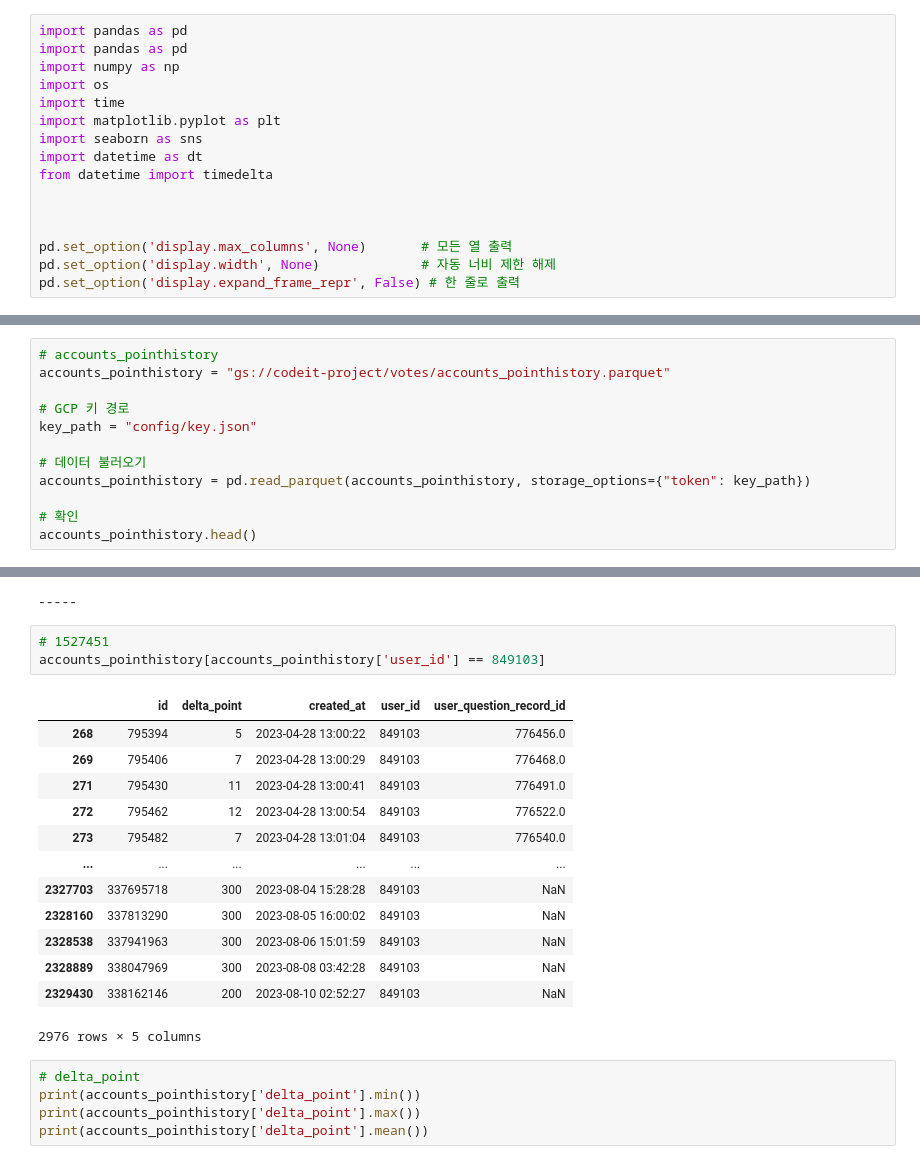
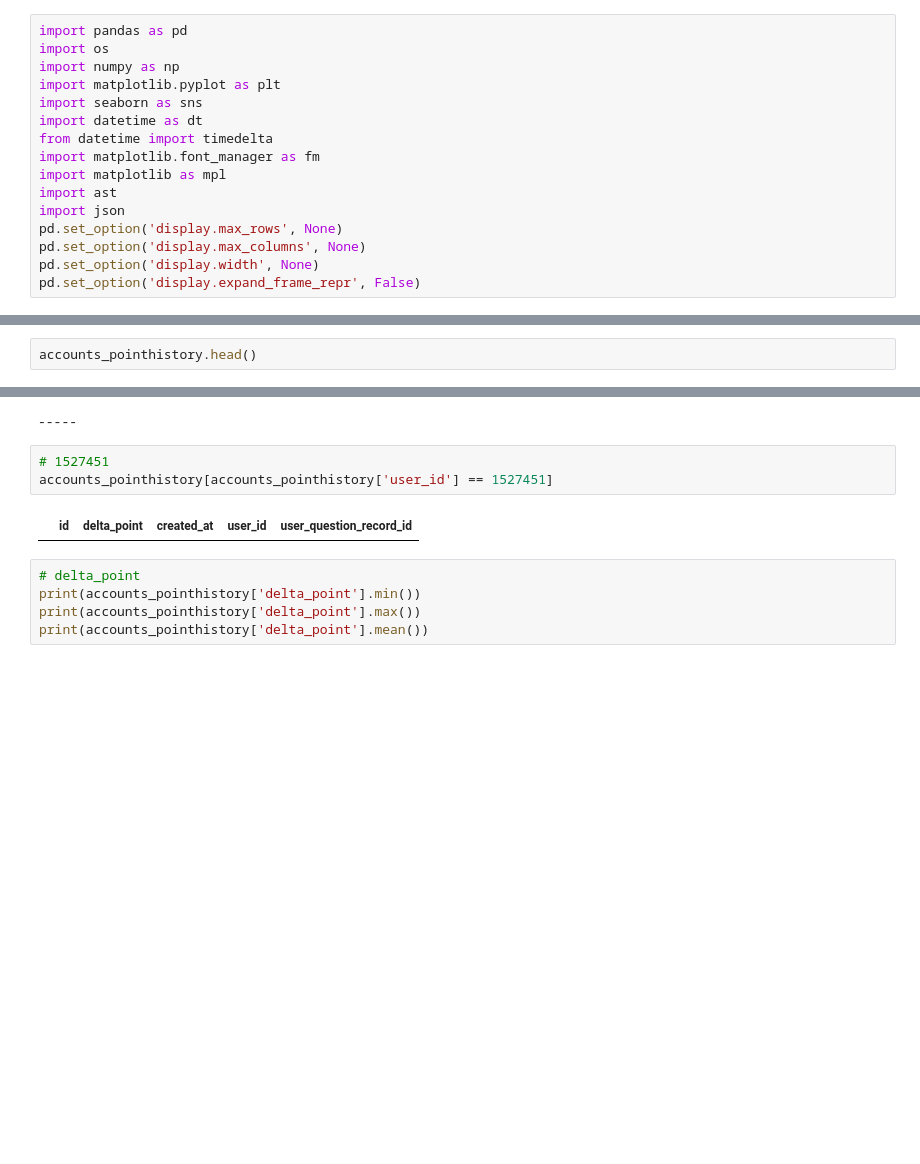
Before and after one commit to seung127/codeit_project, a Jupyter notebook: codeit-project-docker/notebooks/gsc_connect_check.ipynb, the cells around one changed output, grey strips where cells are left out. Cells and saved outputs as stored; diff of their text form; blank space fills up the shorter version.

```diff
--- a/codeit-project-docker/notebooks/gsc_connect_check.ipynb
+++ b/codeit-project-docker/notebooks/gsc_connect_check.ipynb
@@ -1,16 +3,16 @@
 # %%
 import pandas as pd
-import pandas as pd
+import os
 import numpy as np
-import os
-import time
 import matplotlib.pyplot as plt
 import seaborn as sns
 import datetime as dt
 from datetime import timedelta
-
-
-
-pd.set_option('display.max_columns', None)       # 모든 열 출력
-pd.set_option('display.width', None)             # 자동 너비 제한 해제
-pd.set_option('display.expand_frame_repr', False) # 한 줄로 출력
+import matplotlib.font_manager as fm
+import matplotlib as mpl
+import ast
+import json
+pd.set_option('display.max_rows', None)
+pd.set_option('display.max_columns', None)
+pd.set_option('display.width', None)
+pd.set_option('display.expand_frame_repr', False)
@@ -512,16 +755,6 @@ np.float64(1.607311798891742)
 # %% [markdown]
 ### 포인트 기록 테이블
 # %%
-# accounts_pointhistory
-accounts_pointhistory = "gs://codeit-project/votes/accounts_pointhistory.parquet"
-
-# GCP 키 경로
-key_path = "config/key.json"
-
-# 데이터 불러오기
-accounts_pointhistory = pd.read_parquet(accounts_pointhistory, storage_options={"token": key_path})
-
-# 확인
 accounts_pointhistory.head()
 # %% [output]
 |  | id | delta_point | created_at | user_id | user_question_record_id |
@@ -562,21 +795,9 @@ Timestamp('2024-05-08 01:36:18')
 -----
 # %%
 # 1527451
-accounts_pointhistory[accounts_pointhistory['user_id'] == 849103]
+accounts_pointhistory[accounts_pointhistory['user_id'] == 1527451]
 # %% [output]
 |  | id | delta_point | created_at | user_id | user_question_record_id |
-| 268 | 795394 | 5 | 2023-04-28 13:00:22 | 849103 | 776456.0 |
-| 269 | 795406 | 7 | 2023-04-28 13:00:29 | 849103 | 776468.0 |
-| 271 | 795430 | 11 | 2023-04-28 13:00:41 | 849103 | 776491.0 |
-| 272 | 795462 | 12 | 2023-04-28 13:00:54 | 849103 | 776522.0 |
-| 273 | 795482 | 7 | 2023-04-28 13:01:04 | 849103 | 776540.0 |
-| ... | ... | ... | ... | ... | ... |
-| 2327703 | 337695718 | 300 | 2023-08-04 15:28:28 | 849103 | NaN |
-| 2328160 | 337813290 | 300 | 2023-08-05 16:00:02 | 849103 | NaN |
-| 2328538 | 337941963 | 300 | 2023-08-06 15:01:59 | 849103 | NaN |
-| 2328889 | 338047969 | 300 | 2023-08-08 03:42:28 | 849103 | NaN |
-| 2329430 | 338162146 | 200 | 2023-08-10 02:52:27 | 849103 | NaN |
-2976 rows × 5 columns
 # %%
 # delta_point
 print(accounts_pointhistory['delta_point'].min())
```
Also changed, not shown: parts of 30 cells of this notebook.
